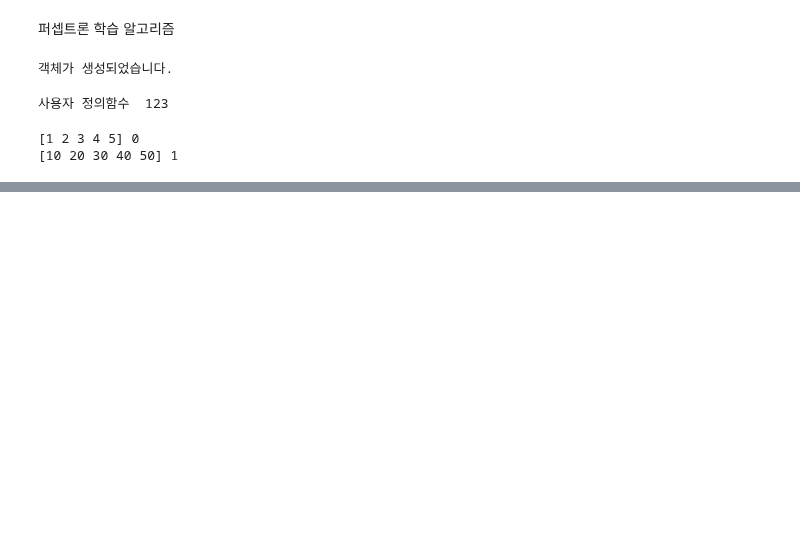
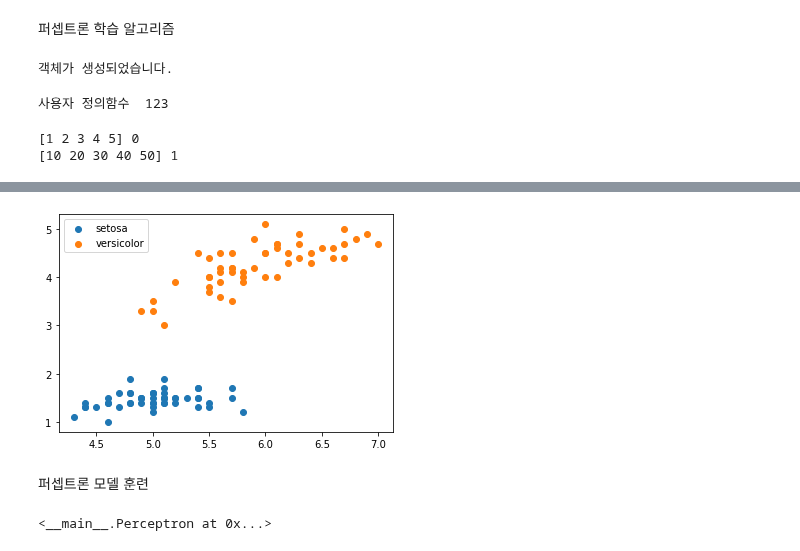
Before and after one commit to leekyuyoung20221226/python, a Jupyter notebook: 머신러닝_0306.ipynb, the cells around one changed output, grey strips where cells are left out. Cells and saved outputs as stored; diff of their text form; code cells hidden in the pictures; blank space fills up the shorter version.

```diff
--- a/머신러닝_0306.ipynb
+++ b/머신러닝_0306.ipynb
@@ -70,0 +108,10 @@ p.eta
+# %%
+import matplotlib.pyplot as plt
+plt.scatter(X[:50,0],X[:50,1], label = 'setosa')
+plt.scatter(X[50:,0],X[50:,1], label = 'versicolor')
+plt.legend()
+plt.show()
+# %% [output]
+[figure, added]
+# %% [markdown]
+퍼셉트론 모델 훈련
@@ -70,0 +120,4 @@ p.eta
+# %%
+p.fit(X,y)
+# %% [output]
+<__main__.Perceptron at 0x...>
```
Also changed, not shown: parts of 18 cells of this notebook.
